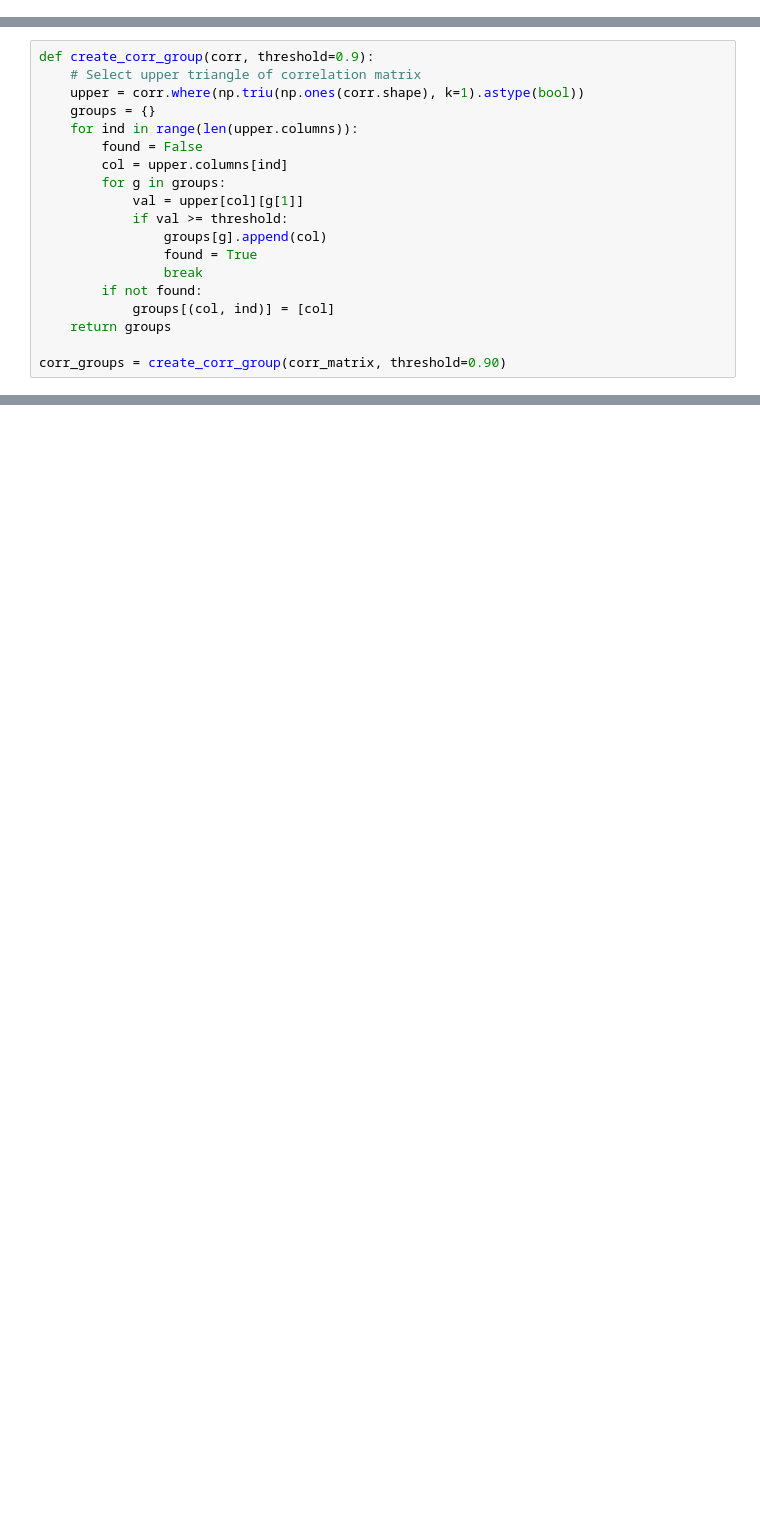
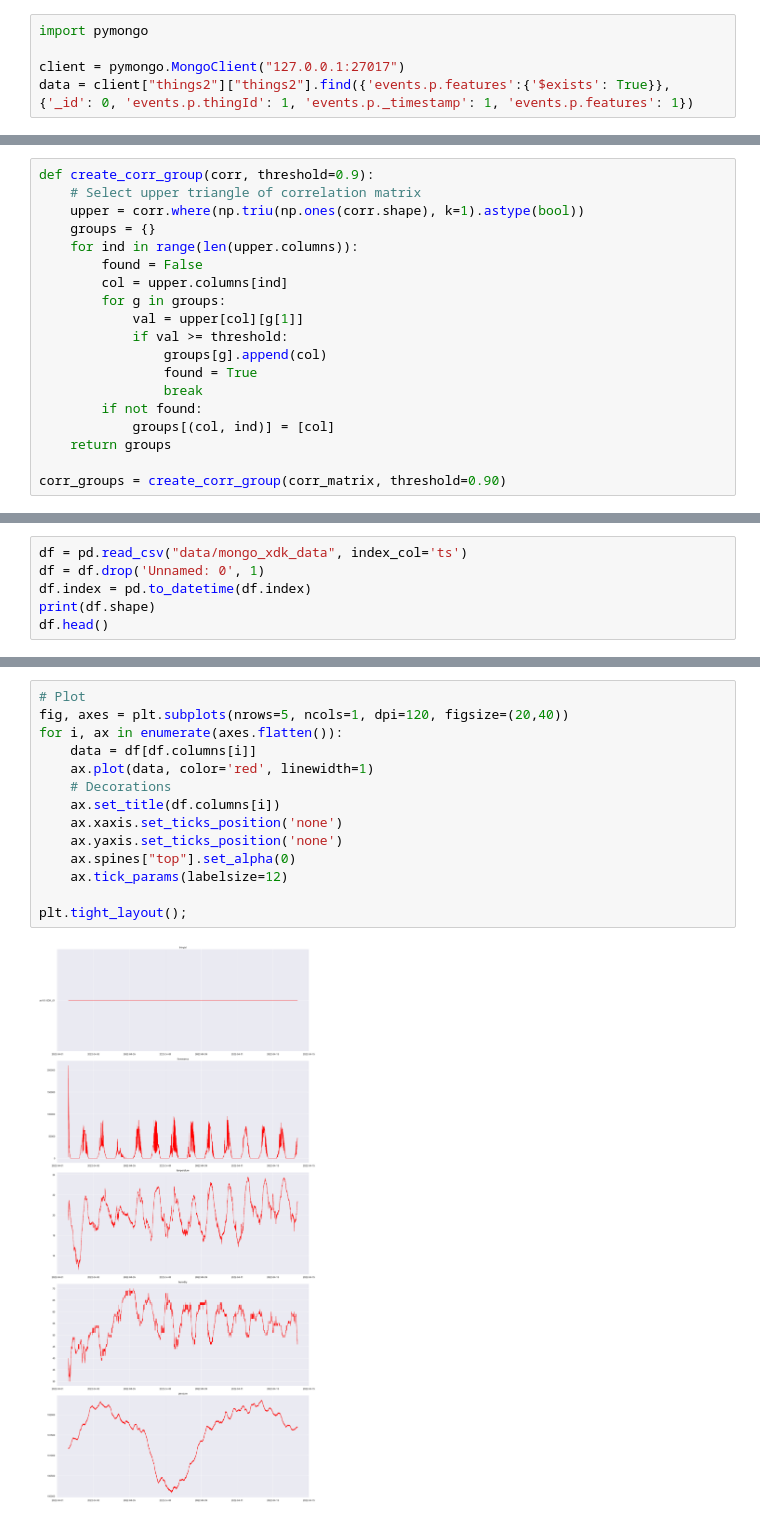
Before and after one commit to PedroOliveiraPT/Electricity-Forecasting, a Jupyter notebook: Data Handling.ipynb, the cells around one changed output, grey strips where cells are left out. Saved outputs shown, nothing was run; the diff lists cells and outputs as text; blank space fills up the shorter version.

```diff
--- a/Data Handling.ipynb
+++ b/Data Handling.ipynb
@@ -3,3 +3,8 @@ import pandas as pd
 import numpy as np
 import matplotlib.pyplot as plt
 %matplotlib inline
+# %%
+import pymongo
+
+client = pymongo.MongoClient("127.0.0.1:27017")
+data = client["things2"]["things2"].find({'events.p.features':{'$exists': True}}, {'_id': 0, 'events.p.thingId': 1, 'events.p._timestamp': 1, 'events.p.features': 1})
@@ -99,0 +198,6 @@ corr_groups
+# %%
+df = pd.read_csv("data/mongo_xdk_data", index_col='ts')
+df = df.drop('Unnamed: 0', 1)
+df.index = pd.to_datetime(df.index)
+print(df.shape)
+df.head()
@@ -99,0 +213,16 @@ corr_groups
+# %%
+# Plot
+fig, axes = plt.subplots(nrows=5, ncols=1, dpi=120, figsize=(20,40))
+for i, ax in enumerate(axes.flatten()):
+    data = df[df.columns[i]]
+    ax.plot(data, color='red', linewidth=1)
+    # Decorations
+    ax.set_title(df.columns[i])
+    ax.xaxis.set_ticks_position('none')
+    ax.yaxis.set_ticks_position('none')
+    ax.spines["top"].set_alpha(0)
+    ax.tick_params(labelsize=12)
+
+plt.tight_layout();
+# %% [output]
+[figure, added]
```
Also changed, not shown: parts of 13 cells of this notebook, 3 other files.
